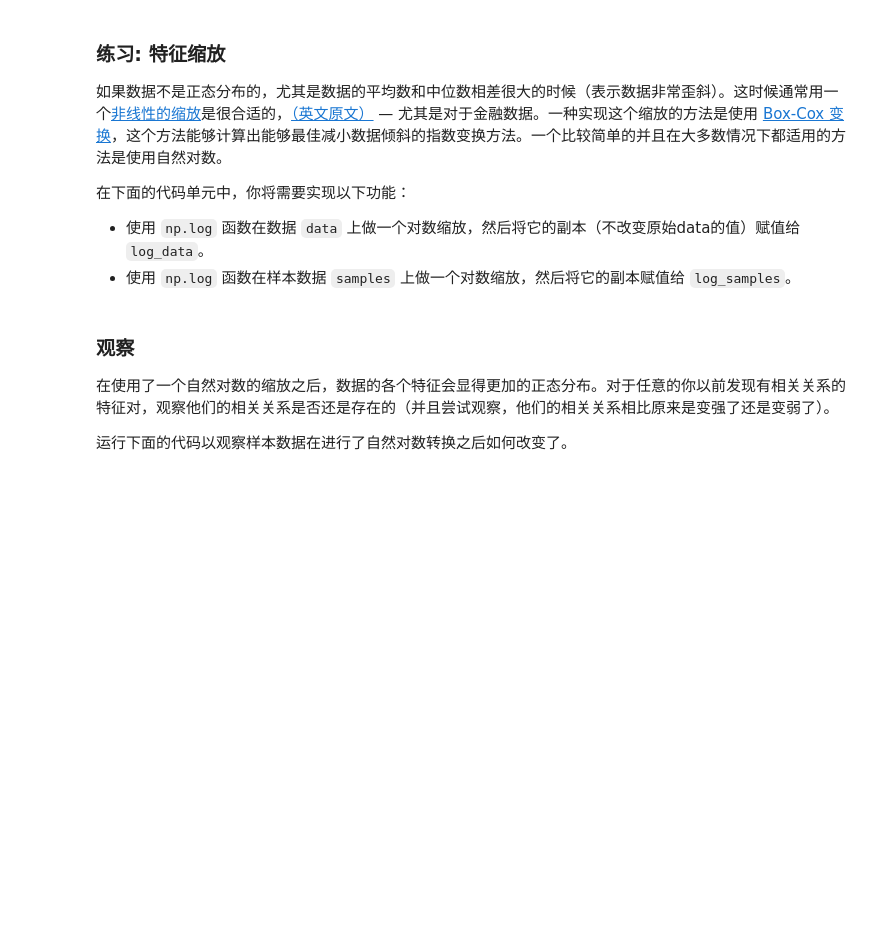
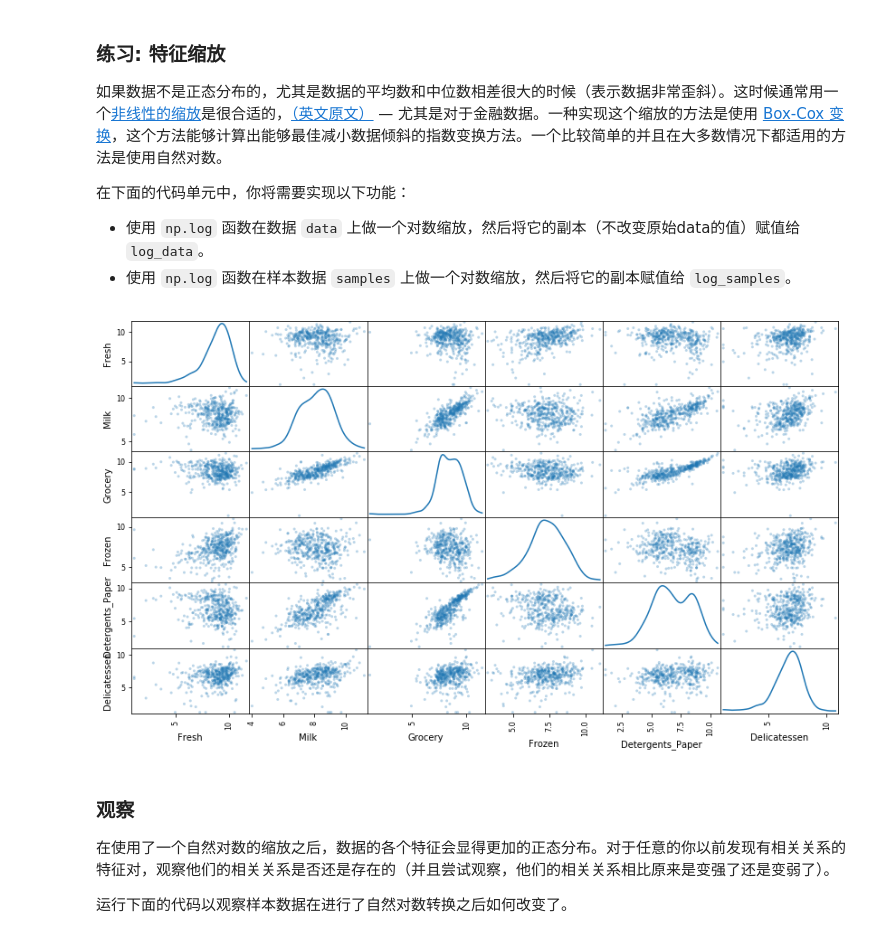
Before and after one commit to Tyelcie/Customer_Segments, a Jupyter notebook: customer_segments.ipynb, the cells around one changed output. Drawn from its saved outputs; the diff is of its cells as text; code cells hidden in the pictures; blank space fills up the shorter version.

```diff
--- a/customer_segments.ipynb
+++ b/customer_segments.ipynb
@@ -147,13 +151,15 @@ pd.plotting.scatter_matrix(data, alpha = 0.3, figsize = (14,8), diagonal = 'kde'
  - 使用 `np.log` 函数在样本数据 `samples` 上做一个对数缩放，然后将它的副本赋值给 `log_samples`。
 # %%
 # TODO：使用自然对数缩放数据
-log_data = None
+log_data = np.log(data)
 
 # TODO：使用自然对数缩放样本数据
-log_samples = None
+log_samples = np.log(samples, where = False)
 
 # 为每一对新产生的特征制作一个散射矩阵
 pd.plotting.scatter_matrix(log_data, alpha = 0.3, figsize = (14,8), diagonal = 'kde');
+# %% [output]
+[figure, added]
 # %% [markdown]
 ### 观察
 在使用了一个自然对数的缩放之后，数据的各个特征会显得更加的正态分布。对于任意的你以前发现有相关关系的特征对，观察他们的相关关系是否还是存在的（并且尝试观察，他们的相关关系相比原来是变强了还是变弱了）。
```
Also changed, not shown: parts of 12 cells of this notebook.
